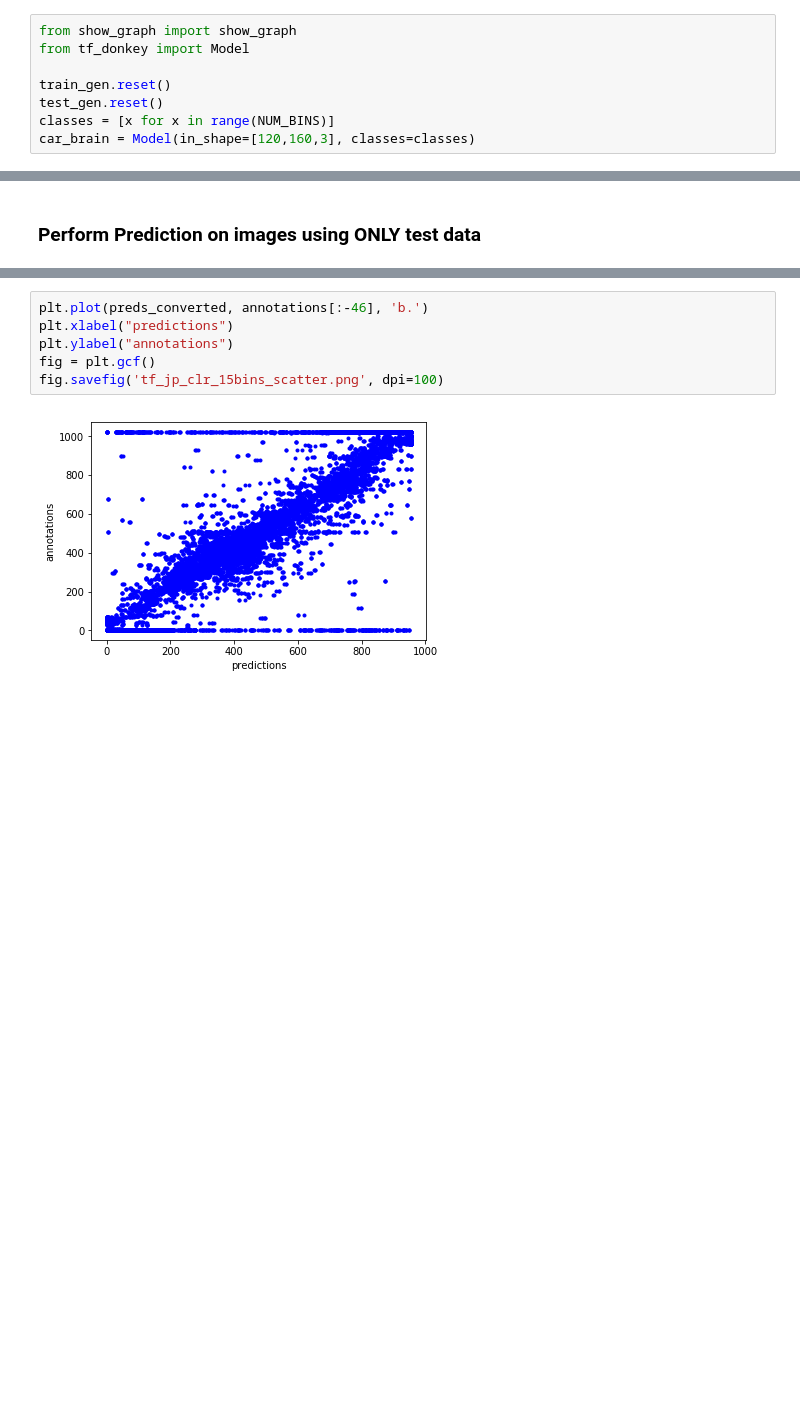
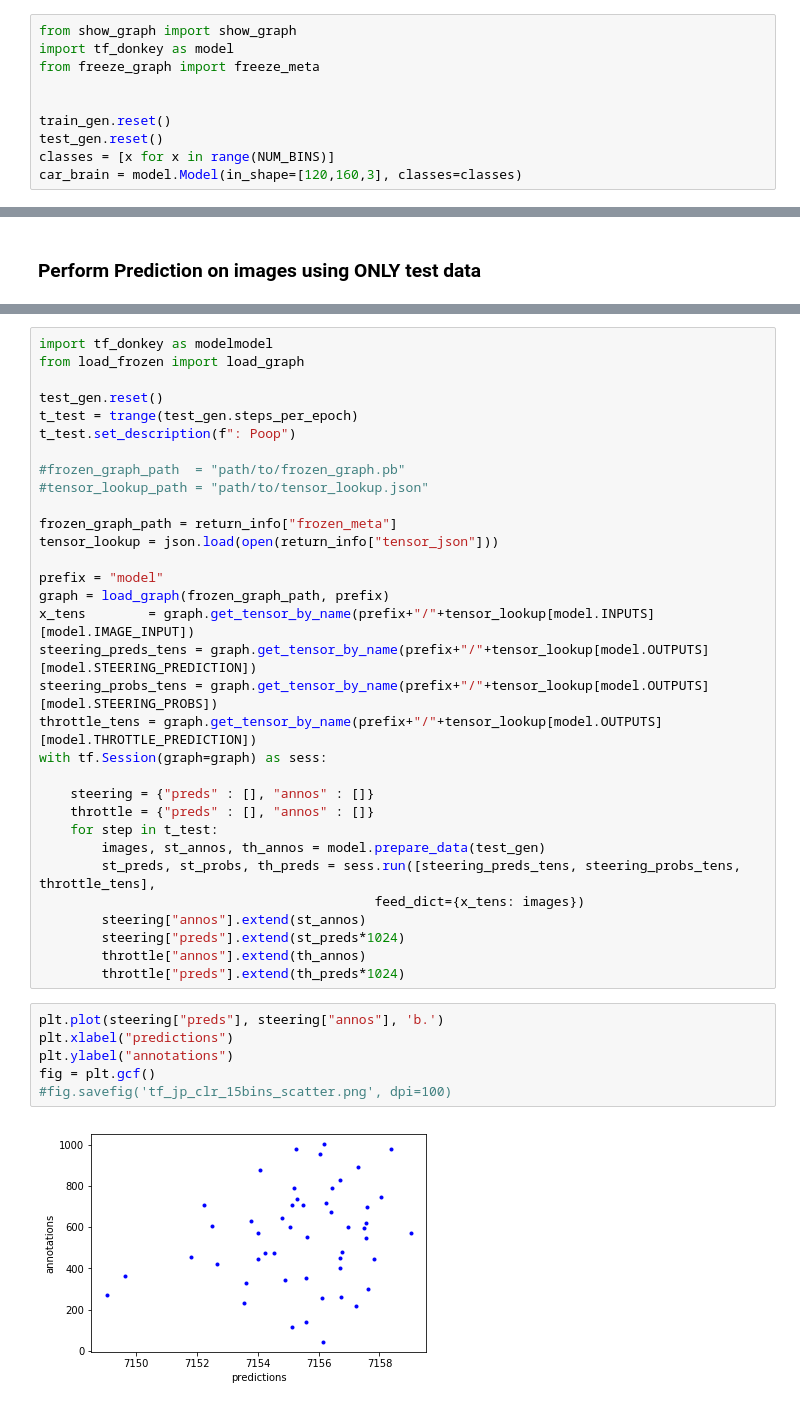
Before and after one commit to tall-josh/fyp_diy_robo_car, a Jupyter notebook: end2end/tf_end2end.ipynb, the cells around one changed output, grey strips where cells are left out. Cells and saved outputs as stored; diff of their text form; blank space fills up the shorter version.

```diff
--- a/end2end/tf_end2end.ipynb
+++ b/end2end/tf_end2end.ipynb
@@ -90,9 +97,11 @@ for i, (im, st, th, na) in enumerate(zip(images[:10], steering[:10], throttle[:1
 ### Some hyperparams
 # %%
 from show_graph import show_graph
-from tf_donkey import Model
+import tf_donkey as model
+from freeze_graph import freeze_meta
+
 
 train_gen.reset()
 test_gen.reset()
 classes = [x for x in range(NUM_BINS)]
-car_brain = Model(in_shape=[120,160,3], classes=classes)
+car_brain = model.Model(in_shape=[120,160,3], classes=classes)
@@ -243,8 +168,40 @@ fig.savefig('tf_jp_clr_12500-14000_15bins.png', dpi=100)
+# %%
+import tf_donkey as modelmodel
+from load_frozen import load_graph
+
+test_gen.reset()
+t_test = trange(test_gen.steps_per_epoch)
+t_test.set_description(f": Poop")
+
+#frozen_graph_path  = "path/to/frozen_graph.pb"
+#tensor_lookup_path = "path/to/tensor_lookup.json"
+
+frozen_graph_path = return_info["frozen_meta"]
+tensor_lookup = json.load(open(return_info["tensor_json"]))
+
+prefix = "model"
+graph = load_graph(frozen_graph_path, prefix)
+x_tens        = graph.get_tensor_by_name(prefix+"/"+tensor_lookup[model.INPUTS][model.IMAGE_INPUT])
+steering_preds_tens = graph.get_tensor_by_name(prefix+"/"+tensor_lookup[model.OUTPUTS][model.STEERING_PREDICTION])
+steering_probs_tens = graph.get_tensor_by_name(prefix+"/"+tensor_lookup[model.OUTPUTS][model.STEERING_PROBS])
+throttle_tens = graph.get_tensor_by_name(prefix+"/"+tensor_lookup[model.OUTPUTS][model.THROTTLE_PREDICTION])
+with tf.Session(graph=graph) as sess:
+
+    steering = {"preds" : [], "annos" : []}
+    throttle = {"preds" : [], "annos" : []}
+    for step in t_test:
+        images, st_annos, th_annos = model.prepare_data(test_gen)
+        st_preds, st_probs, th_preds = sess.run([steering_preds_tens, steering_probs_tens, throttle_tens],
+                                           feed_dict={x_tens: images})
+        steering["annos"].extend(st_annos)
+        steering["preds"].extend(st_preds*1024)
+        throttle["annos"].extend(th_annos)
+        throttle["preds"].extend(th_preds*1024)
 # %%
-plt.plot(preds_converted, annotations[:-46], 'b.')
+plt.plot(steering["preds"], steering["annos"], 'b.')
 plt.xlabel("predictions")
 plt.ylabel("annotations")
 fig = plt.gcf()
-fig.savefig('tf_jp_clr_15bins_scatter.png', dpi=100)
+#fig.savefig('tf_jp_clr_15bins_scatter.png', dpi=100)
 # %% [output]
-[figure, old version]
+[figure, new version]
```
Also changed, not shown: parts of 29 cells of this notebook, 20 other files.
